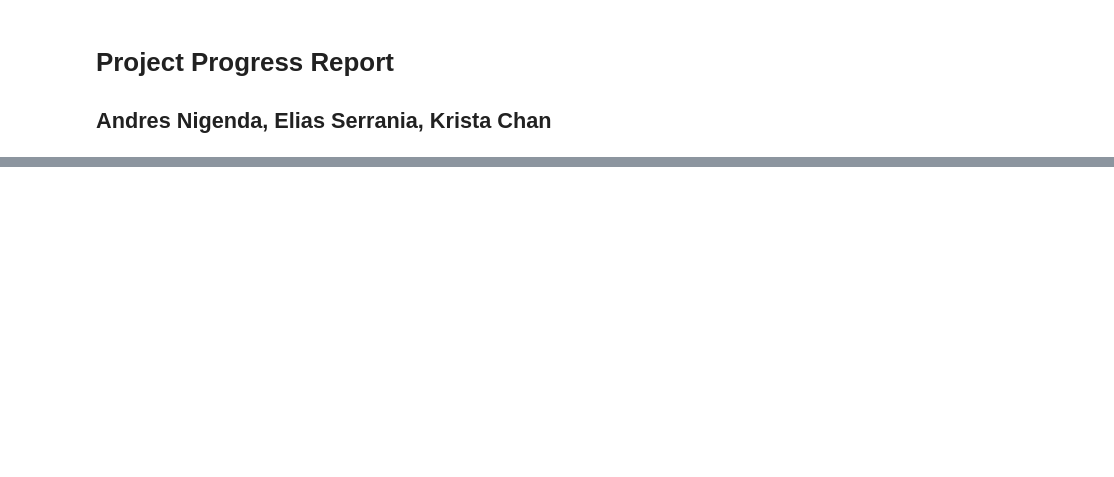
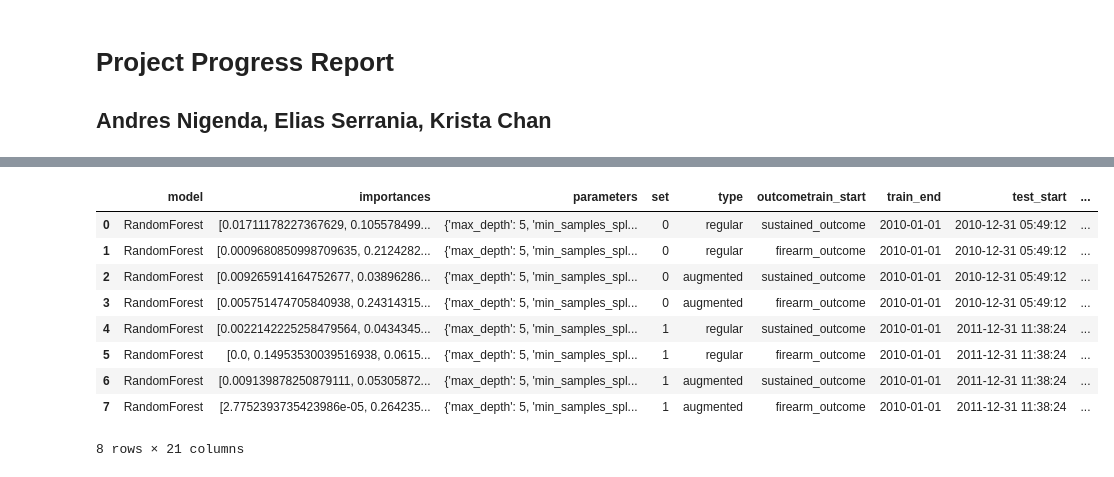
Before and after one commit to eserrania/chicago_police, a Jupyter notebook: 06-02-19 Full Run_KC.ipynb, the cells around one changed output, grey strips where cells are left out. Cells and saved outputs as stored; diff of their text form; code cells hidden in the pictures; blank space fills up the shorter version.

```diff
--- a/06-02-19 Full Run_KC.ipynb
+++ b/06-02-19 Full Run_KC.ipynb
@@ -84,0 +121,13 @@ KeyError: "['sustained_outcome'] not found in axis"
+# %%
+res_df
+# %% [output]
+|  | model | importances | parameters | set | type | outcometrain_start | train_end | test_start | ... |
+| 0 | RandomForest | [0.01711178227367629, 0.105578499... | {'max_depth': 5, 'min_samples_spl... | 0 | regular | sustained_outcome | 2010-01-01 | 2010-12-31 05:49:12 | ... |
+| 1 | RandomForest | [0.0009680850998709635, 0.2124282... | {'max_depth': 5, 'min_samples_spl... | 0 | regular | firearm_outcome | 2010-01-01 | 2010-12-31 05:49:12 | ... |
+| 2 | RandomForest | [0.009265914164752677, 0.03896286... | {'max_depth': 5, 'min_samples_spl... | 0 | augmented | sustained_outcome | 2010-01-01 | 2010-12-31 05:49:12 | ... |
+| 3 | RandomForest | [0.005751474705840938, 0.24314315... | {'max_depth': 5, 'min_samples_spl... | 0 | augmented | firearm_outcome | 2010-01-01 | 2010-12-31 05:49:12 | ... |
+| 4 | RandomForest | [0.0022142225258479564, 0.0434345... | {'max_depth': 5, 'min_samples_spl... | 1 | regular | sustained_outcome | 2010-01-01 | 2011-12-31 11:38:24 | ... |
+| 5 | RandomForest | [0.0, 0.14953530039516938, 0.0615... | {'max_depth': 5, 'min_samples_spl... | 1 | regular | firearm_outcome | 2010-01-01 | 2011-12-31 11:38:24 | ... |
+| 6 | RandomForest | [0.009139878250879111, 0.05305872... | {'max_depth': 5, 'min_samples_spl... | 1 | augmented | sustained_outcome | 2010-01-01 | 2011-12-31 11:38:24 | ... |
+| 7 | RandomForest | [2.7752393735423986e-05, 0.264235... | {'max_depth': 5, 'min_samples_spl... | 1 | augmented | firearm_outcome | 2010-01-01 | 2011-12-31 11:38:24 | ... |
+8 rows × 21 columns
```
Also changed, not shown: parts of 7 cells of this notebook, 1 other file.
